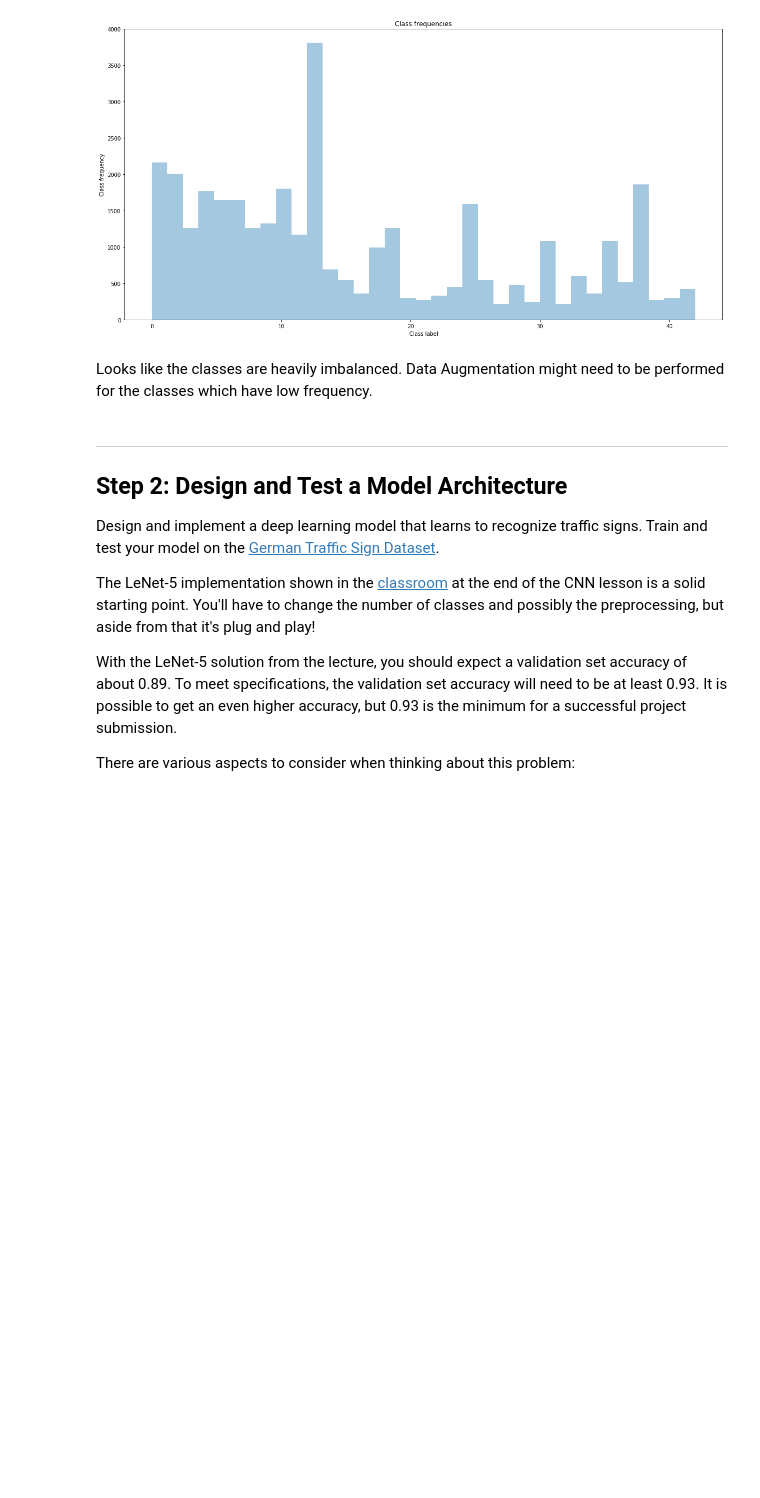
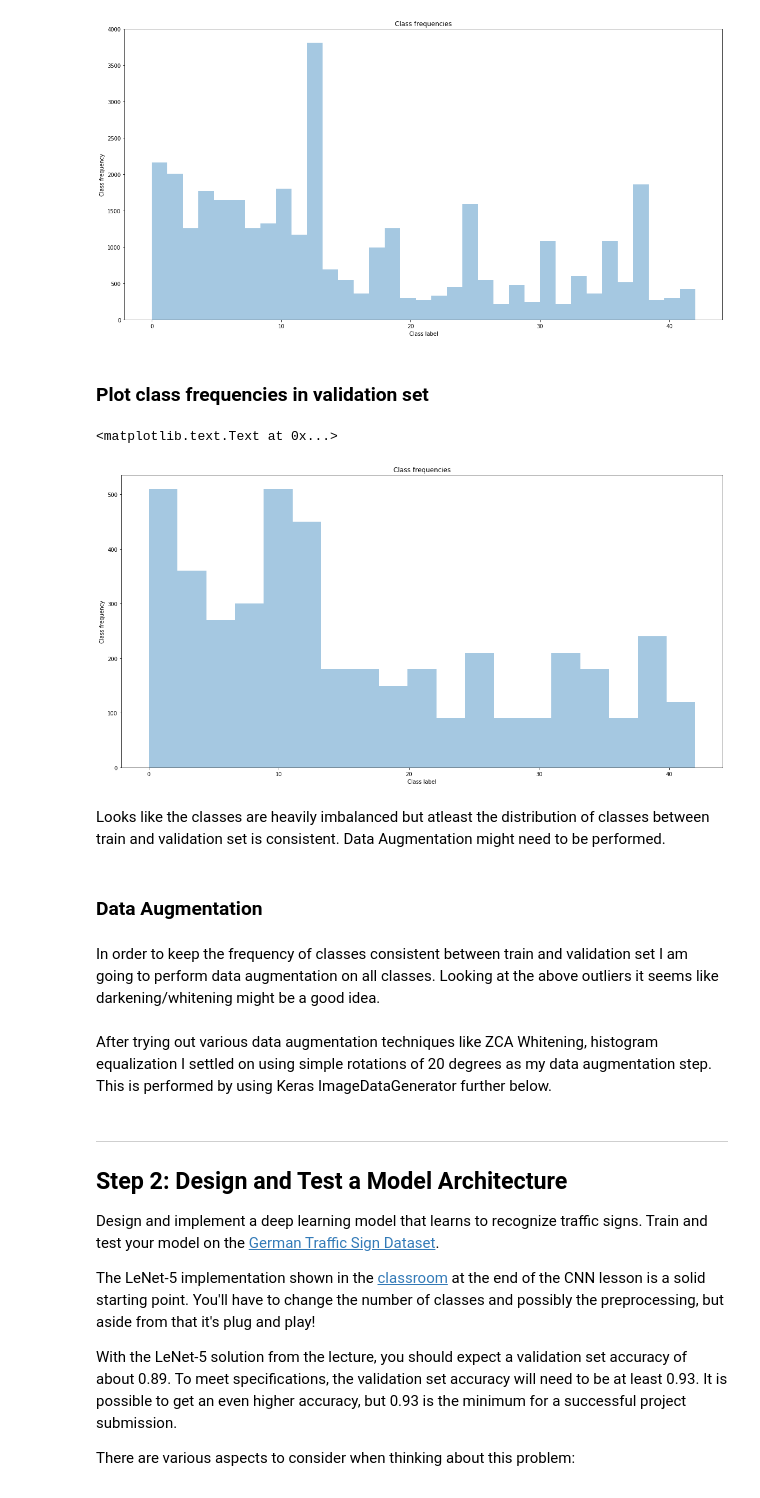
Before and after one commit to malhotraa/CarND-Traffic-Sign-Classifier-Project, a Jupyter notebook: Traffic_Sign_Classifier.ipynb, the cells around one changed output. Cells and saved outputs as stored; diff of their text form; code cells hidden in the pictures; blank space fills up the shorter version.

```diff
--- a/Traffic_Sign_Classifier.ipynb
+++ b/Traffic_Sign_Classifier.ipynb
@@ -142,5 +265,20 @@ plt.title("Class frequencies")
 # %% [output]
 <matplotlib.text.Text at 0x...>
 [figure]
+# %% [markdown]
+### Plot class frequencies in validation set
+# %%
+plt.figure(figsize=(20,10))
+sns.distplot(y_valid, kde=False)
+plt.xlabel("Class label")
+plt.ylabel("Class frequency")
+plt.title("Class frequencies")
+# %% [output]
+<matplotlib.text.Text at 0x...>
+[figure, added]
 # %% [markdown]
-Looks like the classes are heavily imbalanced. Data Augmentation might need to be performed for the classes which have low frequency.
+Looks like the classes are heavily imbalanced but atleast the distribution of classes between train and validation set is consistent. Data Augmentation might need to be performed.
+# %% [markdown]
+### Data Augmentation
+# %% [markdown]
+In order to keep the frequency of classes consistent between train and validation set I am going to perform data augmentation on all classes. Looking at the above outliers it seems like darkening/whitening might be a good idea.
@@ -147,3 +312,5 @@ Looks like the classes are heavily imbalanced. Data Augmentation might need to b
+# %% [markdown]
+After trying out various data augmentation techniques like ZCA Whitening, histogram equalization I settled on using simple rotations of 20 degrees as my data augmentation step. This is performed by using Keras ImageDataGenerator further below.
 # %% [markdown]
 ----
 
```
Also changed, not shown: parts of 32 cells of this notebook.
